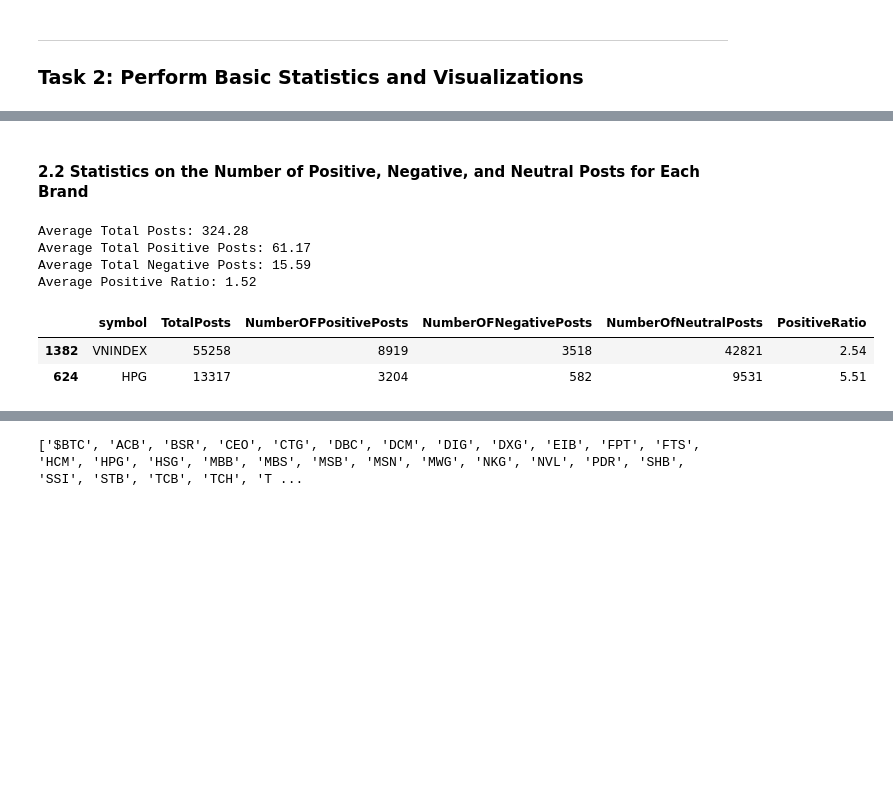
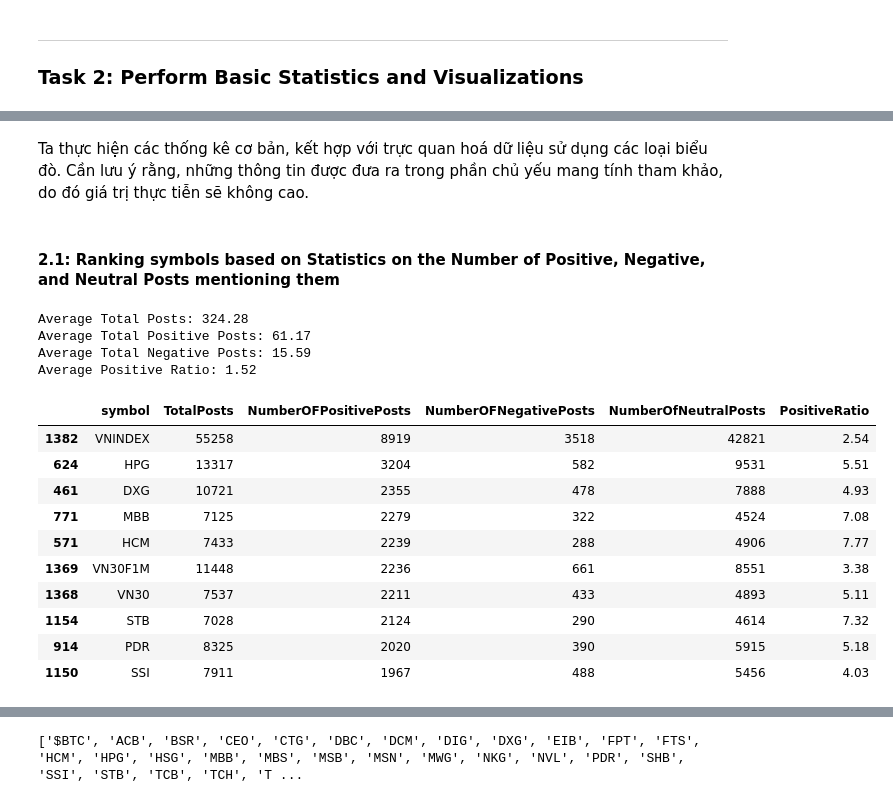
Before and after one commit to Legend0fHell/ait2006-data-processing-final, a Jupyter notebook: basic_analyze.ipynb, the cells around one changed output, grey strips where cells are left out. Cells and saved outputs as stored; diff of their text form; code cells hidden in the pictures; blank space fills up the shorter version.

```diff
--- a/basic_analyze.ipynb
+++ b/basic_analyze.ipynb
@@ -219,37 +220,48 @@ posts_df
+# %% [markdown]
+Ta thực hiện các thống kê cơ bản, kết hợp với trực quan hoá dữ liệu sử dụng các loại biểu đò.
+Cần lưu ý rằng, những thông tin được đưa ra trong phần chủ yếu mang tính tham khảo, do đó giá trị thực tiễn sẽ không cao.
 # %% [markdown]
-#### 2.2 Statistics on the Number of Positive, Negative, and Neutral Posts for Each Brand
+#### 2.1: Ranking symbols based on Statistics on the Number of Positive, Negative, and Neutral Posts mentioning them
 # %%
 stock_symbols_analysis = posts_df.groupby('symbol').agg(
-    TotalPosts = ('sentiment', 'count'),
+    TotalPosts = ('postID', 'count'),
     NumberOFPositivePosts = ('sentiment', lambda x : (x == 'positive').sum()),
     NumberOFNegativePosts = ("sentiment", lambda x : (x == 'negative').sum()),
     NumberOfNeutralPosts = ('sentiment', lambda x : (x == 'neutral').sum()),
 ).reset_index()
 
 
 
 stock_symbols_analysis['PositiveRatio'] = stock_symbols_analysis['NumberOFPositivePosts'] / stock_symbols_analysis['NumberOFNegativePosts']
 stock_symbols_analysis['PositiveRatio'] = stock_symbols_analysis['PositiveRatio'].replace([np.inf, -np.inf, np.nan], 0)
 stock_symbols_analysis = stock_symbols_analysis.round(2)
 
 average_total_posts = round(stock_symbols_analysis['TotalPosts'].mean(), 2)
 average_total_positive_posts = round(stock_symbols_analysis['NumberOFPositivePosts'].mean(), 2)
 average_total_negative_posts = round(stock_symbols_analysis['NumberOFNegativePosts'].mean(), 2)
 average_positive_ratio = round(stock_symbols_analysis['PositiveRatio'].mean(), 2)
 
 
 # Print all the average values
 print(f"Average Total Posts: {average_total_posts}")
 print(f"Average Total Positive Posts: {average_total_positive_posts}")
 print(f"Average Total Negative Posts: {average_total_negative_posts}")
 print(f"Average Positive Ratio: {average_positive_ratio}")
 
-stock_symbols_analysis.sort_values(['NumberOFPositivePosts', 'NumberOFNegativePosts', 'PositiveRatio'], ascending = [False, False ,False]).head(2)
+stock_symbols_analysis.sort_values(['NumberOFPositivePosts', 'NumberOFNegativePosts', 'PositiveRatio'], ascending = [False, False ,False]).head(10)
 # %% [output]
 Average Total Posts: 324.28
 Average Total Positive Posts: 61.17
 Average Total Negative Posts: 15.59
 Average Positive Ratio: 1.52
 |  | symbol | TotalPosts | NumberOFPositivePosts | NumberOFNegativePosts | NumberOfNeutralPosts | PositiveRatio |
 | 1382 | VNINDEX | 55258 | 8919 | 3518 | 42821 | 2.54 |
 | 624 | HPG | 13317 | 3204 | 582 | 9531 | 5.51 |
+| 461 | DXG | 10721 | 2355 | 478 | 7888 | 4.93 |
+| 771 | MBB | 7125 | 2279 | 322 | 4524 | 7.08 |
+| 571 | HCM | 7433 | 2239 | 288 | 4906 | 7.77 |
+| 1369 | VN30F1M | 11448 | 2236 | 661 | 8551 | 3.38 |
+| 1368 | VN30 | 7537 | 2211 | 433 | 4893 | 5.11 |
+| 1154 | STB | 7028 | 2124 | 290 | 4614 | 7.32 |
+| 914 | PDR | 8325 | 2020 | 390 | 5915 | 5.18 |
+| 1150 | SSI | 7911 | 1967 | 488 | 5456 | 4.03 |
```
Also changed, not shown: parts of 86 cells of this notebook.
